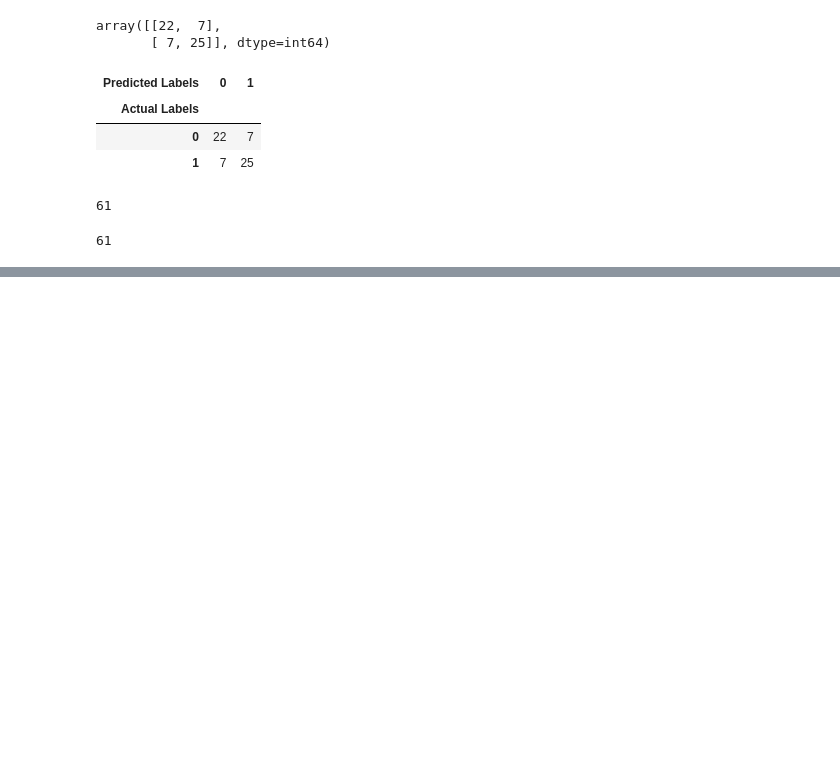
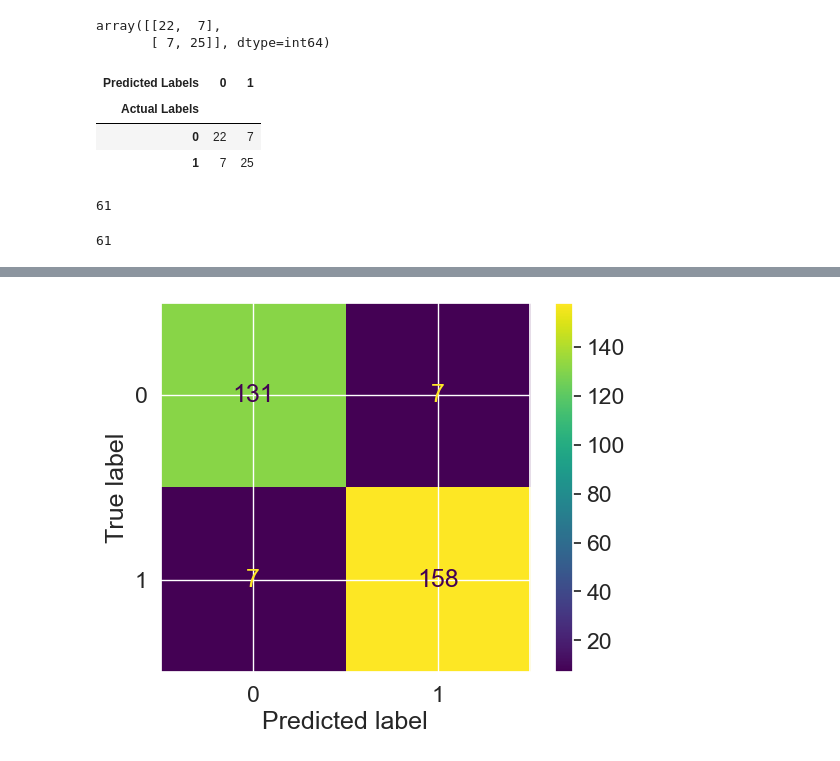
Before and after one commit to AHMAD-KHAIRI/ztm-ml-course, a Jupyter notebook: 05_scikit-learn/introduction-to-scikit-learn.ipynb, the cells around one changed output, grey strips where cells are left out. Cells and saved outputs as stored; diff of their text form; code cells hidden in the pictures; blank space fills up the shorter version.

```diff
--- a/05_scikit-learn/introduction-to-scikit-learn.ipynb
+++ b/05_scikit-learn/introduction-to-scikit-learn.ipynb
@@ -2049,0 +2067,7 @@ sns.heatmap(conf_mat);
+# %%
+# Create confusion matrix with the from_estimator method
+from sklearn.metrics import ConfusionMatrixDisplay
+
+ConfusionMatrixDisplay.from_estimator(estimator=model, X=X, y=y);
+# %% [output]
+[figure, added]
```
Also changed, not shown: parts of 37 cells of this notebook, 4 other files.
